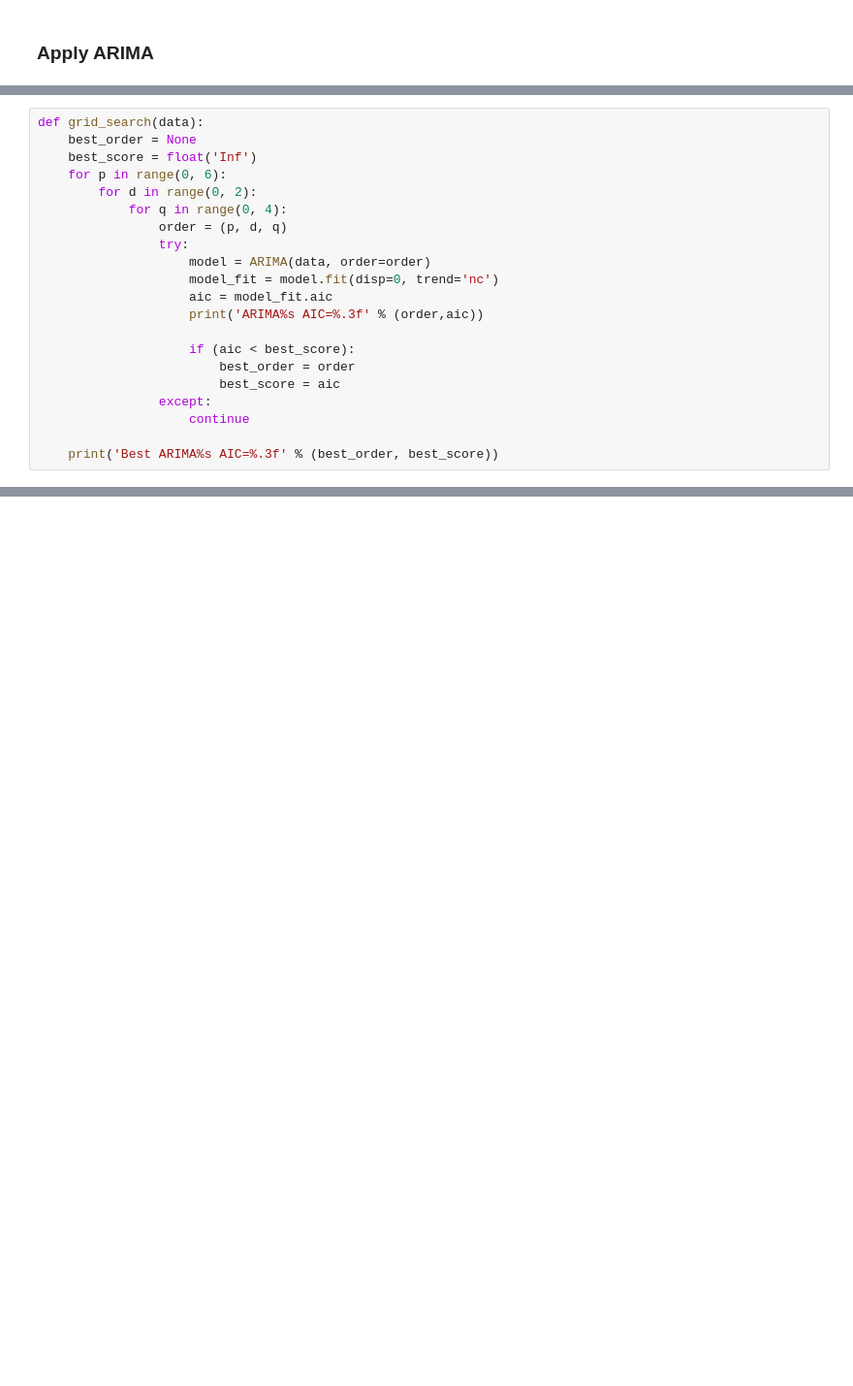
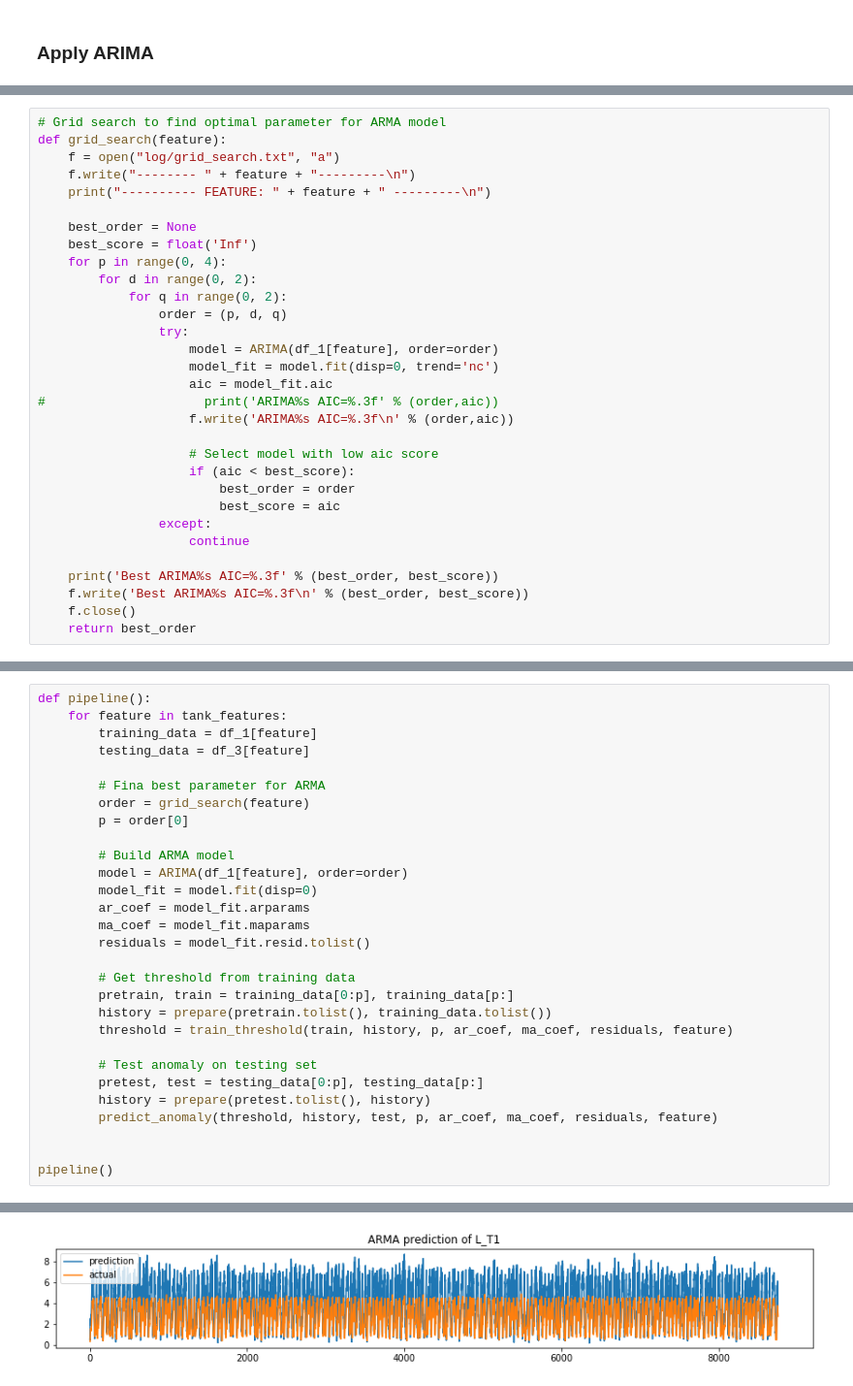
Before and after one commit to sirpandemona/CDA, a Jupyter notebook: Exercise 2/ARMA.ipynb, the cells around one changed output, grey strips where cells are left out. Shown: that part at 97% size. Cells and saved outputs as stored; diff of their text form; blank space fills up the shorter version.

Commit message:
Added pipeline

```diff
--- a/Exercise 2/ARMA.ipynb
+++ b/Exercise 2/ARMA.ipynb
@@ -82,17 +56,24 @@ plt.show()
 # %%
-def grid_search(data):
+# Grid search to find optimal parameter for ARMA model
+def grid_search(feature):
+    f = open("log/grid_search.txt", "a")
+    f.write("-------- " + feature + "---------\n")
+    print("---------- FEATURE: " + feature + " ---------\n")
+
     best_order = None
     best_score = float('Inf')
-    for p in range(0, 6):
+    for p in range(0, 4):
         for d in range(0, 2):
-            for q in range(0, 4):
+            for q in range(0, 2):
                 order = (p, d, q)
                 try:
-                    model = ARIMA(data, order=order)
+                    model = ARIMA(df_1[feature], order=order)
                     model_fit = model.fit(disp=0, trend='nc')
                     aic = model_fit.aic
-                    print('ARIMA%s AIC=%.3f' % (order,aic))
+#                     print('ARIMA%s AIC=%.3f' % (order,aic))
+                    f.write('ARIMA%s AIC=%.3f\n' % (order,aic))
 
+                    # Select model with low aic score
                     if (aic < best_score):
                         best_order = order
                         best_score = aic
@@ -100,3 +81,6 @@ def grid_search(data):
                     continue
 
     print('Best ARIMA%s AIC=%.3f' % (best_order, best_score))
+    f.write('Best ARIMA%s AIC=%.3f\n' % (best_order, best_score))
+    f.close()
+    return best_order
@@ -228,0 +150,30 @@ DETECTED residual=3.521 at t=4
+# %%
+def pipeline():
+    for feature in tank_features:
+        training_data = df_1[feature]
+        testing_data = df_3[feature]
+
+        # Fina best parameter for ARMA
+        order = grid_search(feature)
+        p = order[0]
+
+        # Build ARMA model
+        model = ARIMA(df_1[feature], order=order)
+        model_fit = model.fit(disp=0)
+        ar_coef = model_fit.arparams
+        ma_coef = model_fit.maparams
+        residuals = model_fit.resid.tolist()
+
+        # Get threshold from training data
+        pretrain, train = training_data[0:p], training_data[p:]
+        history = prepare(pretrain.tolist(), training_data.tolist())
+        threshold = train_threshold(train, history, p, ar_coef, ma_coef, residuals, feature)
+
+        # Test anomaly on testing set
+        pretest, test = testing_data[0:p], testing_data[p:]
+        history = prepare(pretest.tolist(), history)
+        predict_anomaly(threshold, history, test, p, ar_coef, ma_coef, residuals, feature)
+
+
+pipeline()
+# %% [output]
@@ -228,0 +182 @@ DETECTED residual=3.521 at t=4
+[figure, added]
```
Also changed, not shown: parts of 10 cells of this notebook, 16 other files.
